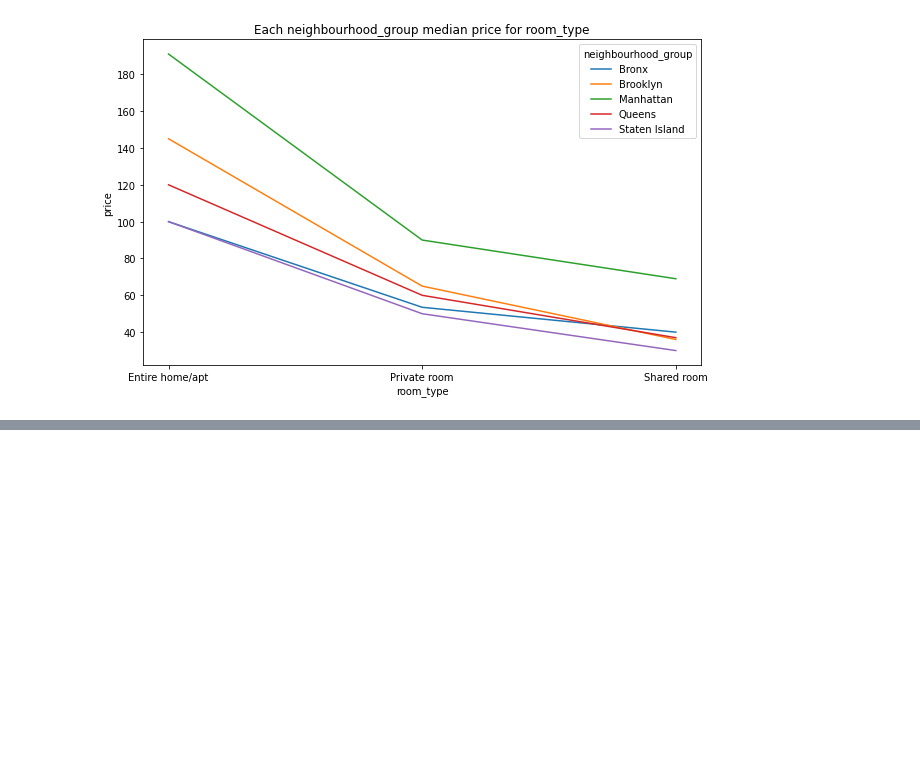
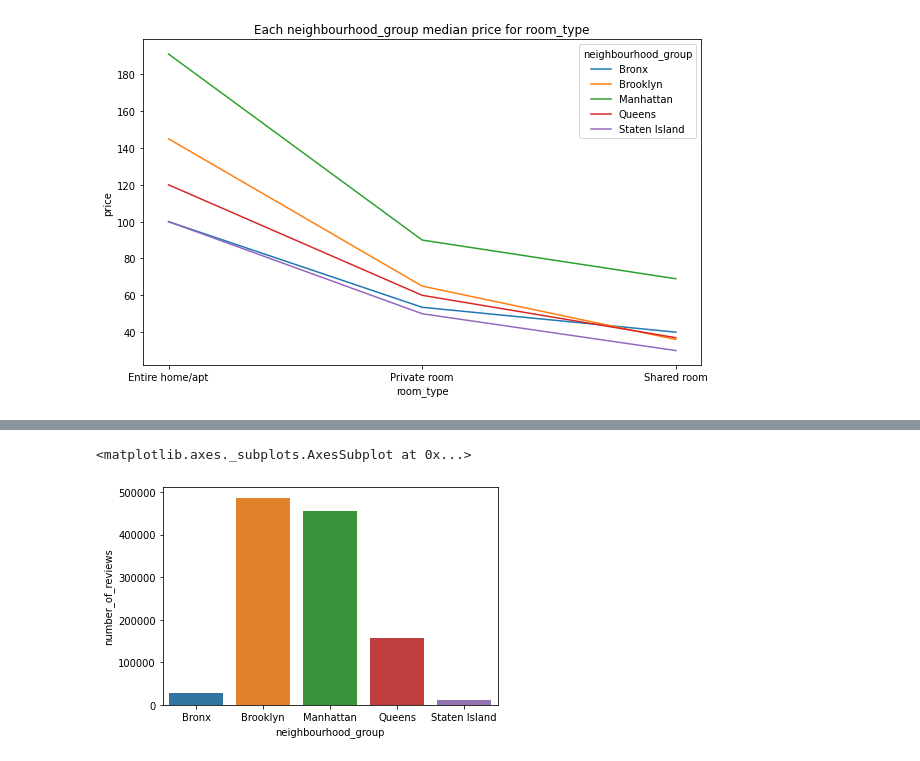
Before and after one commit to ghanalk1/Airbnb-Hotel-Booking-EDA, a Jupyter notebook: Airbnb_Hotel_Analysis.ipynb, the cells around one changed output, grey strips where cells are left out. Cells and saved outputs as stored; diff of their text form; code cells hidden in the pictures; blank space fills up the shorter version.

```diff
--- a/Airbnb_Hotel_Analysis.ipynb
+++ b/Airbnb_Hotel_Analysis.ipynb
@@ -241,0 +251,4 @@ Text(0.5, 1.0, 'Each neighbourhood_group median price for room_type')
+# %%
+# calculating count of reviews a neighbourhood_group has
+reviews_count = hotel.groupby('neighbourhood_group')['number_of_reviews'].sum().reset_index()
+reviews_count
@@ -241,0 +262,5 @@ Text(0.5, 1.0, 'Each neighbourhood_group median price for room_type')
+# %%
+sns.barplot(data=reviews_count, x='neighbourhood_group', y='number_of_reviews')
+# %% [output]
+<matplotlib.axes._subplots.AxesSubplot at 0x...>
+[figure, added]
```
Also changed, not shown: parts of 13 cells of this notebook.
